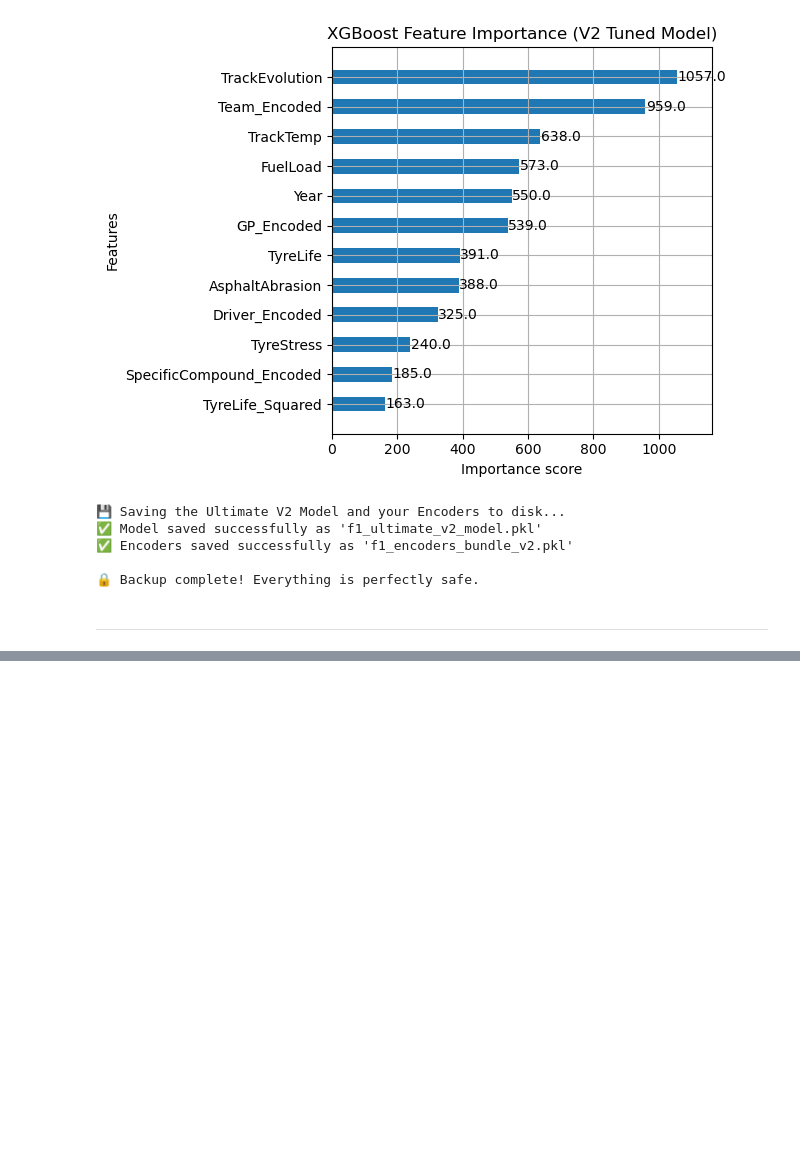
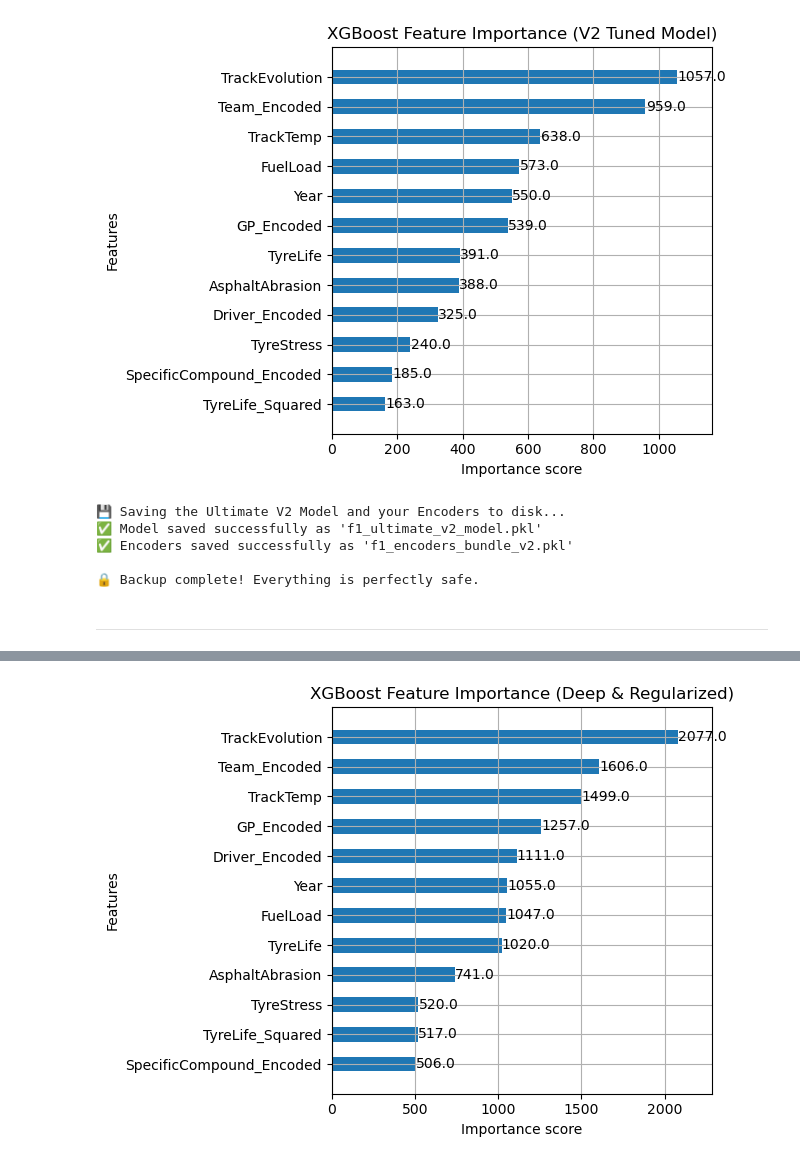
Before and after one commit to luk3luca/F1_Race_Strategy, a Jupyter notebook: race_strategy_optimizer_v2.ipynb, the cells around one changed output, grey strips where cells are left out. Saved outputs shown, nothing was run; the diff lists cells and outputs as text; code cells hidden in the pictures; blank space fills up the shorter version.

```diff
--- a/race_strategy_optimizer_v2.ipynb
+++ b/race_strategy_optimizer_v2.ipynb
@@ -439,3 +447,7 @@ ________
+# %%
+import pandas as pd
+
+df_encoded_v2 = pd.read_csv('./f1_data/f1_dataset_encoded_v2.csv')
 # %%
 # 1. Define the correct features and target
 features_v2 = [
@@ -1031,0 +1203,84 @@ print("="*50)
+# %%
+import time
+import numpy as np
+import pandas as pd
+import xgboost as xgb
+from sklearn.model_selection import RandomizedSearchCV
+from sklearn.metrics import mean_absolute_error, mean_squared_error
+import matplotlib.pyplot as plt
+
+print("🚀 Initiating V2.3: Deep & Heavily Regularized Search...")
+
+# 1. Define the 'Deep but Restrained' Search Space
+param_dist_deep_reg = {
+    'n_estimators': [800, 1000, 1200],
+    'learning_rate': [0.005, 0.008, 0.01],    # Kept slow to allow safe deep learning
+    'max_depth': [4, 5, 6],                   # 🔥 Deep trees allowed...
+    'min_child_weight': [10, 15, 20],         # ...but requiring HEAVY evidence (10-20 samples)
+    'gamma': [1.0, 3.0, 5.0],                 # Aggressive pruning of useless branches
+    'subsample': [0.4, 0.5, 0.6],             # Strict data hiding
+    'colsample_bytree': [0.4, 0.5, 0.6],      # Strict feature hiding
+    'reg_alpha': [0.1, 1.0, 5.0],             # 🔥 L1 Regularization (Drops noisy features)
+    'reg_lambda': [1.0, 5.0, 10.0]            # 🔥 L2 Regularization (Shrinks extreme weights)
+}
+
+# 2. Instantiate the Base Model
+xgb_base = xgb.XGBRegressor(
+    random_state=42,
+    n_jobs=-1,
+    objective='reg:squarederror'
+)
+
+# 3. Setup the Randomized Search
+# Increased to 30 iterations to cover the newly expanded hyperparameter space
+random_search_v2_deep = RandomizedSearchCV(
+    estimator=xgb_base,
+    param_distributions=param_dist_deep_reg,
+    n_iter=30,
+    scoring='neg_mean_absolute_error',
+    cv=3,
+    verbose=2,
+    random_state=42,
+    n_jobs=-1
+)
+
+# 4. Execute the Search
+print("🧠 Training Deep/Regularized Trees...")
+start_time = time.time()
+
+random_search_v2_deep.fit(X_train, y_train)
+
+end_time = time.time()
+elapsed_minutes = (end_time - start_time) / 60
+
+# 5. Extract Best Model and Parameters
+best_v2_deep_model = random_search_v2_deep.best_estimator_
+best_v2_deep_params = random_search_v2_deep.best_params_
+
+print("\n" + "="*50)
+print(f"🏆 DEEP/REGULARIZED OPTIMIZATION COMPLETE ({elapsed_minutes:.1f} min)")
+print("="*50)
+print("🌟 Best Hyperparameters Found:")
+for param, value in best_v2_deep_params.items():
+    print(f"   - {param}: {value}")
+
+# 6. Validate on the Blind Test (Late 2025 Data)
+print("\n🎯 Validation (Blind Test 2025)...")
+y_pred_deep = best_v2_deep_model.predict(X_test)
+
+mae_deep = mean_absolute_error(y_test, y_pred_deep)
+rmse_deep = np.sqrt(mean_squared_error(y_test, y_pred_deep))
+
+print("-" * 30)
+print(f"📊 Deep/Regularized Model Performance:")
+print(f"Mean Absolute Error (MAE): {mae_deep:.4f} seconds")
+print(f"Root Mean Squared Error (RMSE): {rmse_deep:.4f} seconds")
+print("-" * 30)
+
+# 7. Plot the New Feature Importance
+plt.figure(figsize=(10, 6))
+xgb.plot_importance(best_v2_deep_model, importance_type='weight', max_num_features=12, height=0.5)
+plt.title("XGBoost Feature Importance (Deep & Regularized)")
+plt.tight_layout()
+plt.show()
+# %% [output]
@@ -1031,0 +1305 @@ print("="*50)
+[figure, added]
```
Also changed, not shown: parts of 26 cells of this notebook, 2 other files.
